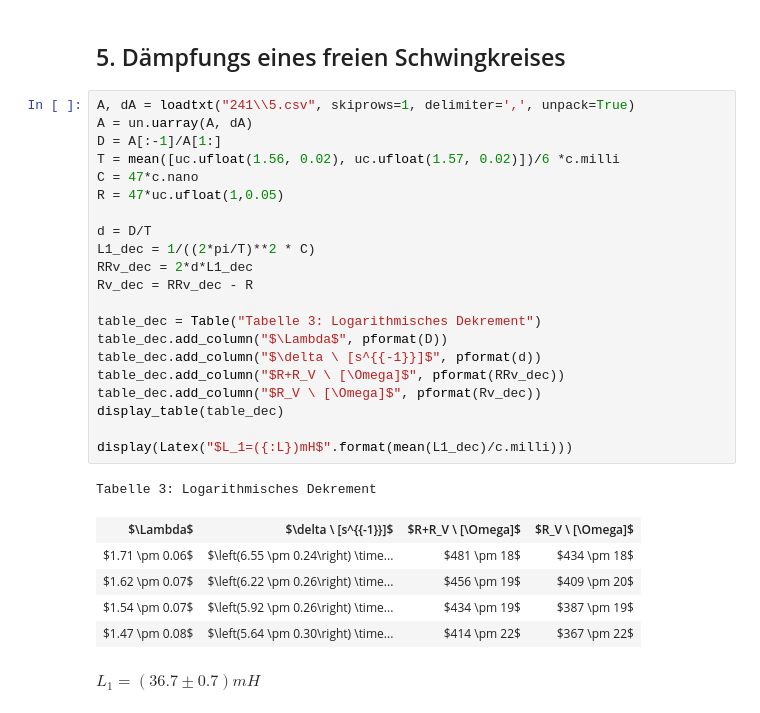
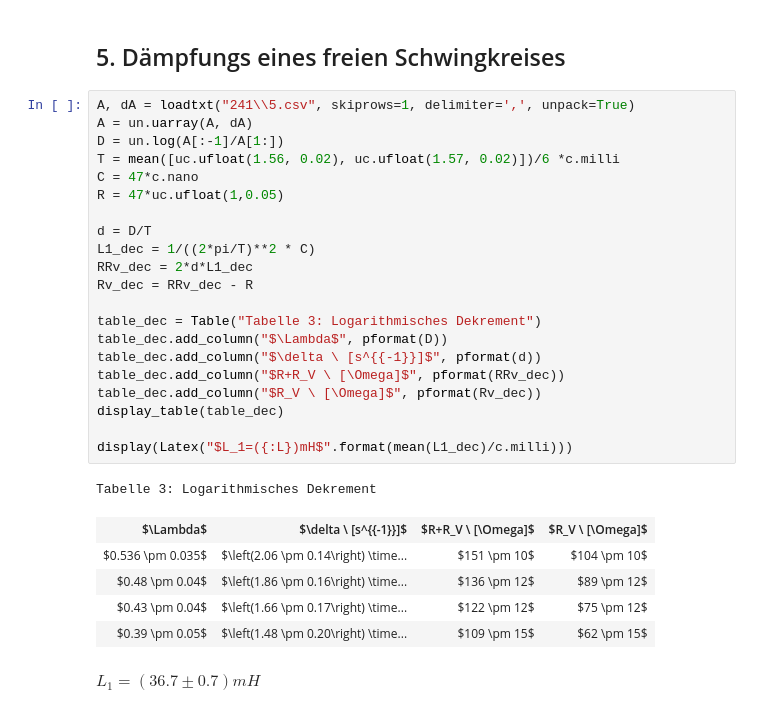
Before and after one commit to Tafiir/Jupyter-Notebooks, a Jupyter notebook: pap2_2/241.ipynb, the cells around one changed output. Cells and saved outputs as stored; diff of their text form.

```diff
--- a/pap2_2/241.ipynb
+++ b/pap2_2/241.ipynb
@@ -98,29 +99,29 @@ $L_1=(39.8 \pm 0.6)mH$
 # %%
 A, dA = loadtxt("241\\5.csv", skiprows=1, delimiter=',', unpack=True)
 A = un.uarray(A, dA)
-D = A[:-1]/A[1:]
+D = un.log(A[:-1]/A[1:])
 T = mean([uc.ufloat(1.56, 0.02), uc.ufloat(1.57, 0.02)])/6 *c.milli
 C = 47*c.nano
 R = 47*uc.ufloat(1,0.05)
 
 d = D/T
 L1_dec = 1/((2*pi/T)**2 * C)
 RRv_dec = 2*d*L1_dec
 Rv_dec = RRv_dec - R
 
 table_dec = Table("Tabelle 3: Logarithmisches Dekrement")
 table_dec.add_column("$\Lambda$", pformat(D))
 table_dec.add_column("$\delta \ [s^{{-1}}]$", pformat(d))
 table_dec.add_column("$R+R_V \ [\Omega]$", pformat(RRv_dec))
 table_dec.add_column("$R_V \ [\Omega]$", pformat(Rv_dec))
 display_table(table_dec)
 
 display(Latex("$L_1=({:L})mH$".format(mean(L1_dec)/c.milli)))
 # %% [output]
 Tabelle 3: Logarithmisches Dekrement
 | $\Lambda$ | $\delta \ [s^{{-1}}]$ | $R+R_V \ [\Omega]$ | $R_V \ [\Omega]$ |
-| $1.71 \pm 0.06$ | $\left(6.55 \pm 0.24\right) \time... | $481 \pm 18$ | $434 \pm 18$ |
-| $1.62 \pm 0.07$ | $\left(6.22 \pm 0.26\right) \time... | $456 \pm 19$ | $409 \pm 20$ |
-| $1.54 \pm 0.07$ | $\left(5.92 \pm 0.26\right) \time... | $434 \pm 19$ | $387 \pm 19$ |
-| $1.47 \pm 0.08$ | $\left(5.64 \pm 0.30\right) \time... | $414 \pm 22$ | $367 \pm 22$ |
+| $0.536 \pm 0.035$ | $\left(2.06 \pm 0.14\right) \time... | $151 \pm 10$ | $104 \pm 10$ |
+| $0.48 \pm 0.04$ | $\left(1.86 \pm 0.16\right) \time... | $136 \pm 12$ | $89 \pm 12$ |
+| $0.43 \pm 0.04$ | $\left(1.66 \pm 0.17\right) \time... | $122 \pm 12$ | $75 \pm 12$ |
+| $0.39 \pm 0.05$ | $\left(1.48 \pm 0.20\right) \time... | $109 \pm 15$ | $62 \pm 15$ |
 $L_1=(36.7 \pm 0.7)mH$
```
Also changed, not shown: parts of 2 cells of this notebook.
